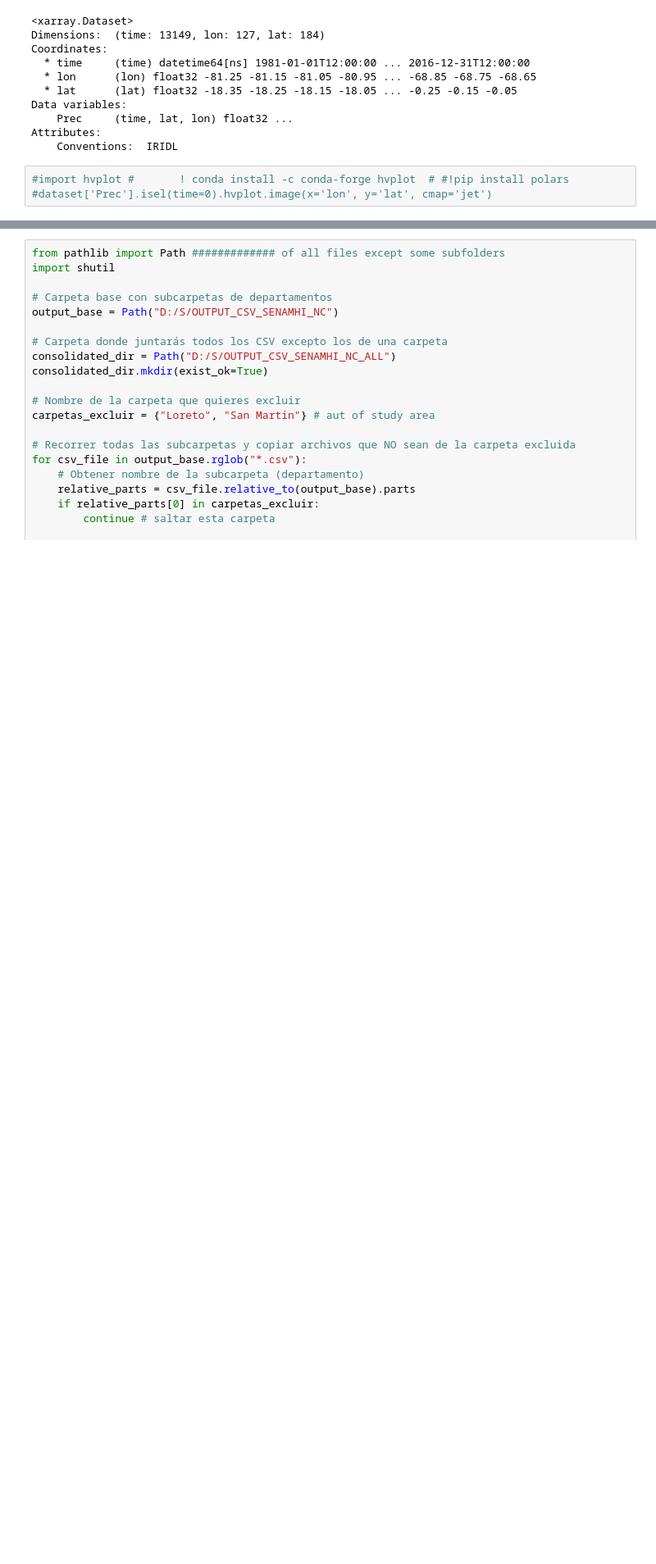
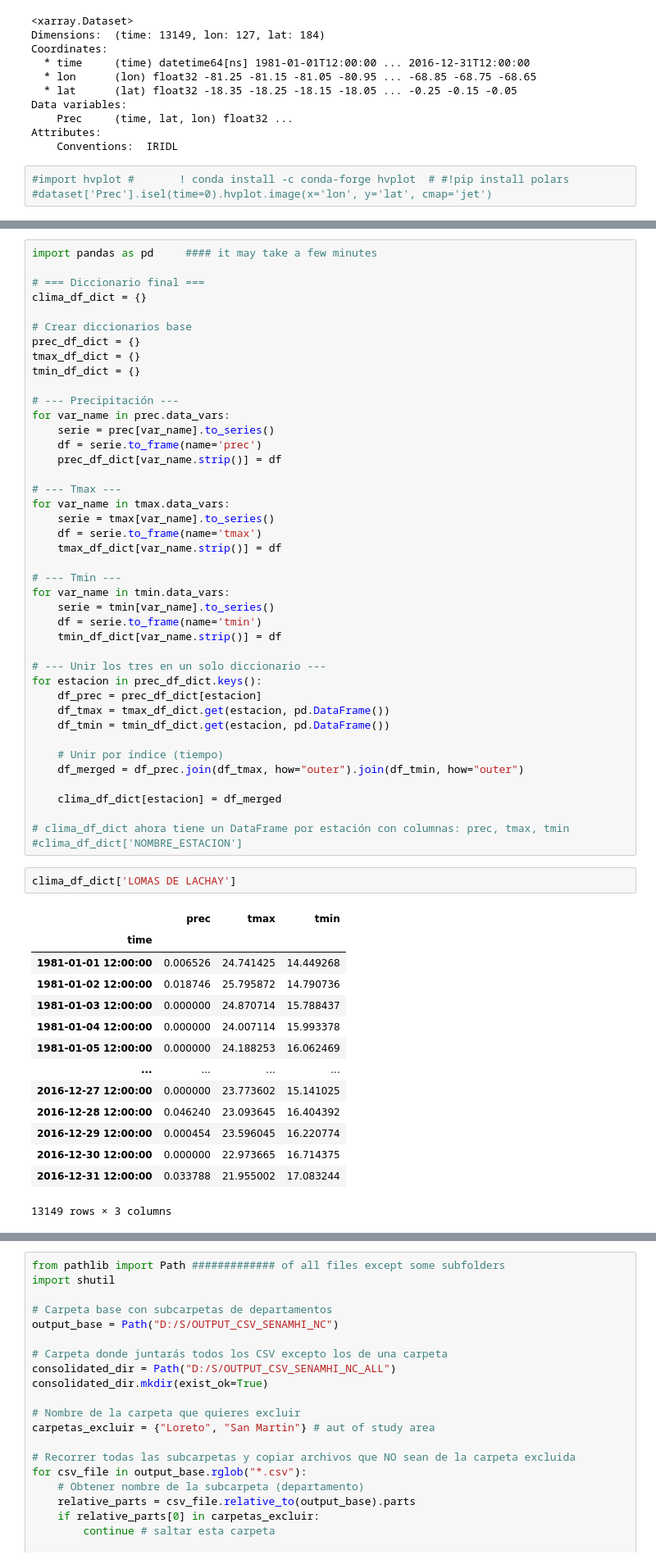
Before and after one commit to jonatanmoreno777/review_personal_jonatan, a Jupyter notebook: Download Senamhi.ipynb, the cells around one changed output, grey strips where cells are left out. Shown at 82% size. Cells and saved outputs as stored; diff of their text form; blank space fills up the shorter version.

```diff
--- a/Download Senamhi.ipynb
+++ b/Download Senamhi.ipynb
@@ -398 +477,60 @@ prec_df_dict['PIRCA']
+# %%
+import pandas as pd     #### it may take a few minutes
+
+# === Diccionario final ===
+clima_df_dict = {}
+
+# Crear diccionarios base
+prec_df_dict = {}
+tmax_df_dict = {}
+tmin_df_dict = {}
+
+# --- Precipitación ---
+for var_name in prec.data_vars:
+    serie = prec[var_name].to_series()
+    df = serie.to_frame(name='prec')
+    prec_df_dict[var_name.strip()] = df
+
+# --- Tmax ---
+for var_name in tmax.data_vars:
+    serie = tmax[var_name].to_series()
+    df = serie.to_frame(name='tmax')
+    tmax_df_dict[var_name.strip()] = df
+
+# --- Tmin ---
+for var_name in tmin.data_vars:
+    serie = tmin[var_name].to_series()
+    df = serie.to_frame(name='tmin')
+    tmin_df_dict[var_name.strip()] = df
+
+# --- Unir los tres en un solo diccionario ---
+for estacion in prec_df_dict.keys():
+    df_prec = prec_df_dict[estacion]
+    df_tmax = tmax_df_dict.get(estacion, pd.DataFrame())
+    df_tmin = tmin_df_dict.get(estacion, pd.DataFrame())
+
+    # Unir por índice (tiempo)
+    df_merged = df_prec.join(df_tmax, how="outer").join(df_tmin, how="outer")
+
+    clima_df_dict[estacion] = df_merged
+
+# clima_df_dict ahora tiene un DataFrame por estación con columnas: prec, tmax, tmin
+#clima_df_dict['NOMBRE_ESTACION']
+# %%
+clima_df_dict['LOMAS DE LACHAY']
+# %% [output]
+|  | prec | tmax | tmin |
+| time |  |  |  |
+| 1981-01-01 12:00:00 | 0.006526 | 24.741425 | 14.449268 |
+| 1981-01-02 12:00:00 | 0.018746 | 25.795872 | 14.790736 |
+| 1981-01-03 12:00:00 | 0.000000 | 24.870714 | 15.788437 |
+| 1981-01-04 12:00:00 | 0.000000 | 24.007114 | 15.993378 |
+| 1981-01-05 12:00:00 | 0.000000 | 24.188253 | 16.062469 |
+| ... | ... | ... | ... |
+| 2016-12-27 12:00:00 | 0.000000 | 23.773602 | 15.141025 |
+| 2016-12-28 12:00:00 | 0.046240 | 23.093645 | 16.404392 |
+| 2016-12-29 12:00:00 | 0.000454 | 23.596045 | 16.220774 |
+| 2016-12-30 12:00:00 | 0.000000 | 22.973665 | 16.714375 |
+| 2016-12-31 12:00:00 | 0.033788 | 21.955002 | 17.083244 |
+13149 rows × 3 columns
 # %%
```
Also changed, not shown: parts of 15 cells of this notebook.
